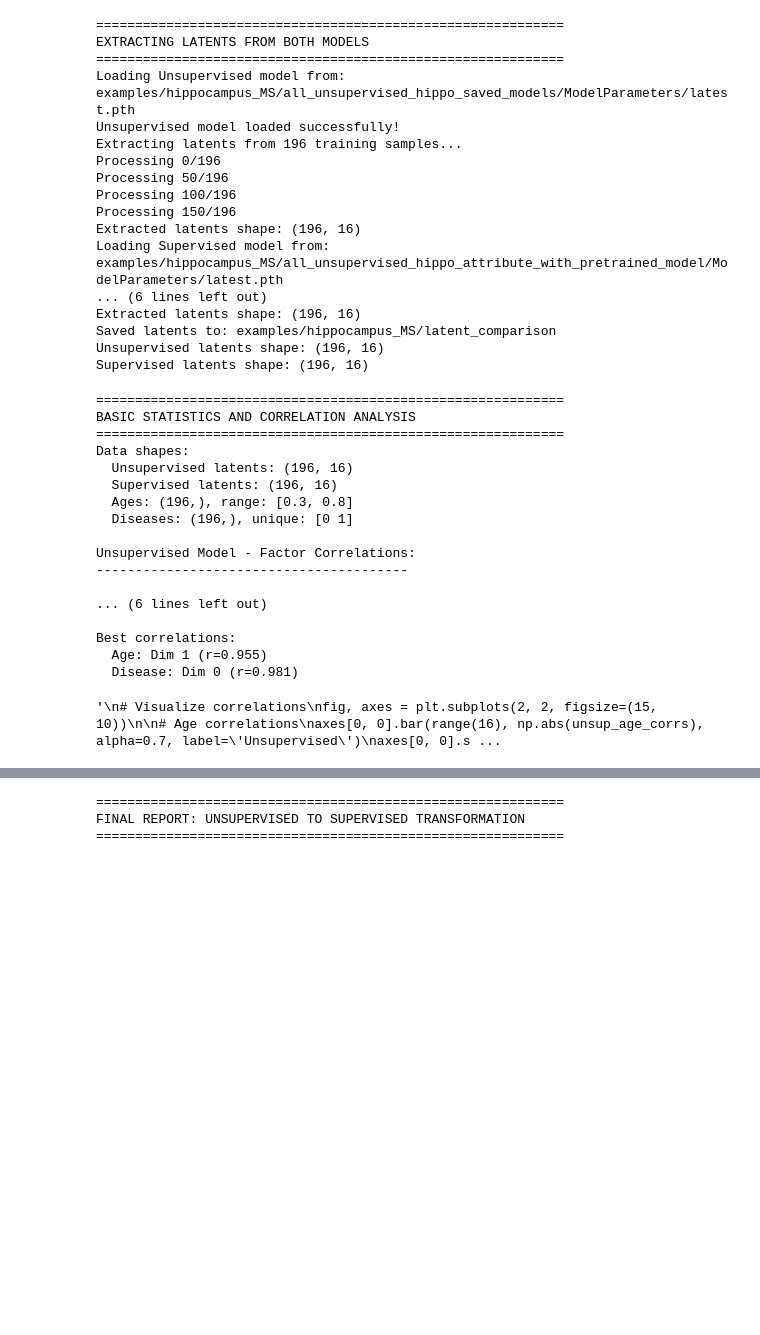
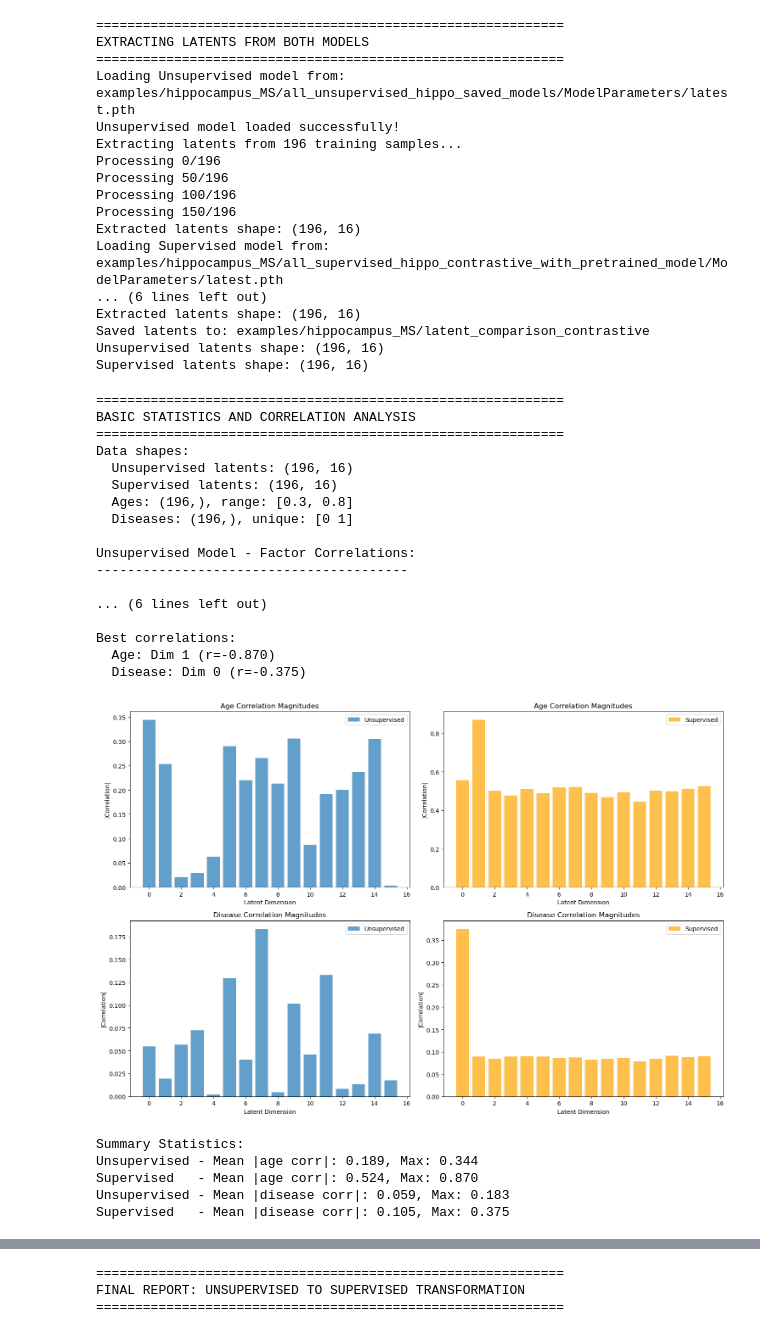
Before and after one commit to Jakaria08/Disentangle_Latent_Space_Deep_SDF, a Jupyter notebook: unsupervised_to_supervised_latent_transformation_analysis.ipynb, the cells around one changed output, grey strips where cells are left out. Saved outputs shown, nothing was run; the diff lists cells and outputs as text; code cells hidden in the pictures; blank space fills up the shorter version.

```diff
--- a/unsupervised_to_supervised_latent_transformation_analysis.ipynb
+++ b/unsupervised_to_supervised_latent_transformation_analysis.ipynb
@@ -129,7 +129,7 @@ unsupervised_data = load_model_and_extract_latents(unsupervised_path, "Unsupervi
 supervised_data = load_model_and_extract_latents(supervised_path, "Supervised")
 
 # Save the extracted latents
-save_dir = os.path.join(experiment_directory, "latent_comparison")
+save_dir = os.path.join(experiment_directory, "latent_comparison_contrastive")
 os.makedirs(save_dir, exist_ok=True)
 
 np.save(os.path.join(save_dir, "unsupervised_latents.npy"), unsupervised_data['latents'])
@@ -152,10 +152,10 @@ Processing 50/196
 Processing 100/196
 Processing 150/196
 Extracted latents shape: (196, 16)
-Loading Supervised model from: examples/hippocampus_MS/all_unsupervised_hippo_attribute_with_pretrained_model/ModelParameters/latest.pth
+Loading Supervised model from: examples/hippocampus_MS/all_supervised_hippo_contrastive_with_pretrained_model/ModelParameters/latest.pth
 ... (6 lines left out)
 Extracted latents shape: (196, 16)
-Saved latents to: examples/hippocampus_MS/latent_comparison
+Saved latents to: examples/hippocampus_MS/latent_comparison_contrastive
 Unsupervised latents shape: (196, 16)
 Supervised latents shape: (196, 16)
 # %%
@@ -205,7 +205,7 @@ def calculate_factor_correlations(latents, ages, diseases, model_name):
 
 unsup_age_corrs, unsup_disease_corrs = calculate_factor_correlations(Z_u, ages, diseases, "Unsupervised")
 sup_age_corrs, sup_disease_corrs = calculate_factor_correlations(Z_s, ages, diseases, "Supervised")
-'''
+
 # Visualize correlations
 fig, axes = plt.subplots(2, 2, figsize=(15, 10))
 
@@ -234,37 +234,41 @@ axes[1, 1].set_title('Disease Correlation Magnitudes')
 axes[1, 1].set_xlabel('Latent Dimension')
 axes[1, 1].set_ylabel('|Correlation|')
 axes[1, 1].legend()
 
 plt.tight_layout()
 plt.savefig(os.path.join(save_dir, "factor_correlations_comparison.png"), dpi=300, bbox_inches='tight')
 plt.show()
 
 # Print summary statistics
 print(f"\nSummary Statistics:")
 print(f"Unsupervised - Mean |age corr|: {np.mean(np.abs(unsup_age_corrs)):.3f}, Max: {np.max(np.abs(unsup_age_corrs)):.3f}")
 print(f"Supervised   - Mean |age corr|: {np.mean(np.abs(sup_age_corrs)):.3f}, Max: {np.max(np.abs(sup_age_corrs)):.3f}")
 print(f"Unsupervised - Mean |disease corr|: {np.mean(np.abs(unsup_disease_corrs)):.3f}, Max: {np.max(np.abs(unsup_disease_corrs)):.3f}")
 print(f"Supervised   - Mean |disease corr|: {np.mean(np.abs(sup_disease_corrs)):.3f}, Max: {np.max(np.abs(sup_disease_corrs)):.3f}")
-'''
 # %% [output]
 ============================================================
 BASIC STATISTICS AND CORRELATION ANALYSIS
 ============================================================
 Data shapes:
   Unsupervised latents: (196, 16)
   Supervised latents: (196, 16)
   Ages: (196,), range: [0.3, 0.8]
   Diseases: (196,), unique: [0 1]
 
 Unsupervised Model - Factor Correlations:
 ----------------------------------------
 
 ... (6 lines left out)
 
 Best correlations:
-  Age: Dim 1 (r=0.955)
-  Disease: Dim 0 (r=0.981)
+  Age: Dim 1 (r=-0.870)
+  Disease: Dim 0 (r=-0.375)
+[figure, added]
-'\n# Visualize correlations\nfig, axes = plt.subplots(2, 2, figsize=(15, 10))\n\n# Age correlations\naxes[0, 0].bar(range(16), np.abs(unsup_age_corrs), alpha=0.7, label=\'Unsupervised\')\naxes[0, 0].s ...
+Summary Statistics:
+Unsupervised - Mean |age corr|: 0.189, Max: 0.344
+Supervised   - Mean |age corr|: 0.524, Max: 0.870
+Unsupervised - Mean |disease corr|: 0.059, Max: 0.183
+Supervised   - Mean |disease corr|: 0.105, Max: 0.375
 # %%
 def whiten(Z, eps=1e-6):
     """
```
Also changed, not shown: parts of 7 cells of this notebook, 17 other files.
